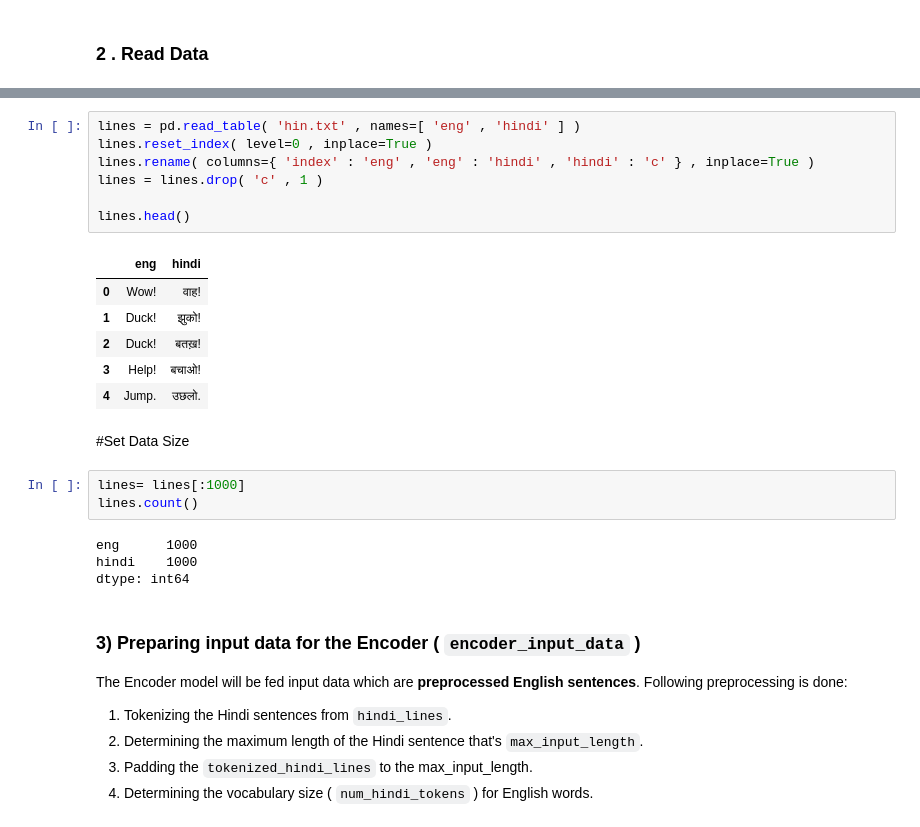
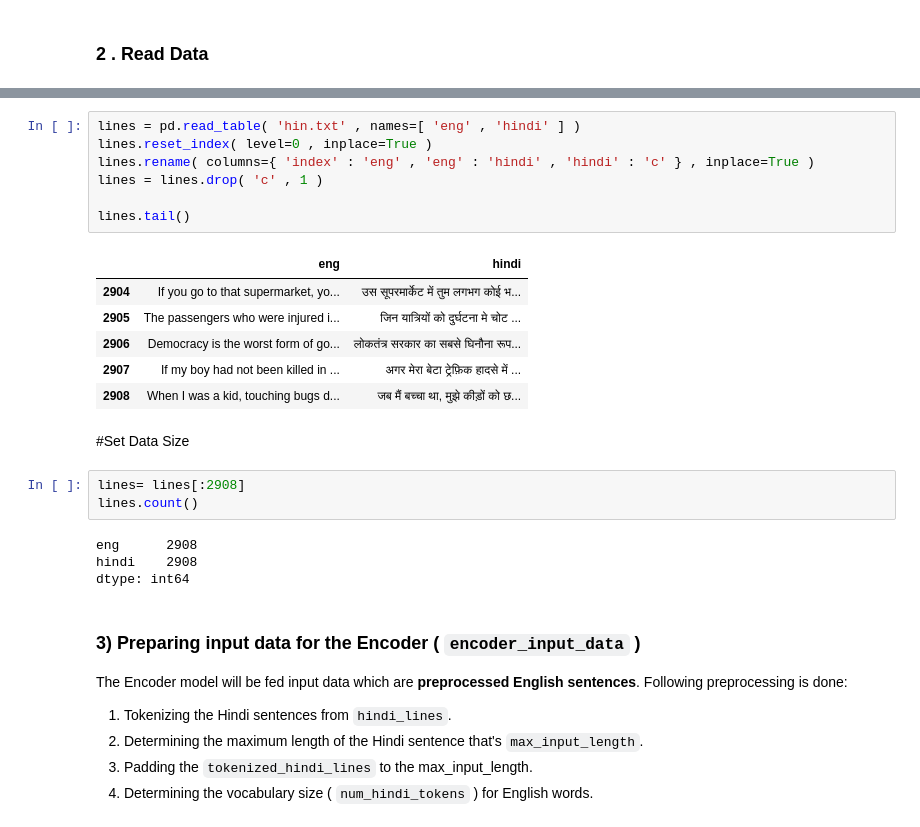
Before and after one commit to ASIF-Mahmud1/machine-translation, a Jupyter notebook: train/hindi_to_english/hindi_to_english.ipynb, the cells around one changed output, grey strips where cells are left out. Drawn from its saved outputs; the diff is of its cells as text.

```diff
--- a/train/hindi_to_english/hindi_to_english.ipynb
+++ b/train/hindi_to_english/hindi_to_english.ipynb
@@ -57,25 +57,25 @@ Archive:  hin-eng.zip
 # %%
 lines = pd.read_table( 'hin.txt' , names=[ 'eng' , 'hindi' ] )
 lines.reset_index( level=0 , inplace=True )
 lines.rename( columns={ 'index' : 'eng' , 'eng' : 'hindi' , 'hindi' : 'c' } , inplace=True )
 lines = lines.drop( 'c' , 1 )
 
-lines.head()
+lines.tail()
 # %% [output]
 |  | eng | hindi |
-| 0 | Wow! | वाह! |
-| 1 | Duck! | झुको! |
-| 2 | Duck! | बतख़! |
-| 3 | Help! | बचाओ! |
-| 4 | Jump. | उछलो. |
+| 2904 | If you go to that supermarket, yo... | उस सूपरमार्केट में तुम लगभग कोई भ... |
+| 2905 | The passengers who were injured i... | जिन यात्रियों को दुर्घटना मे चोट ... |
+| 2906 | Democracy is the worst form of go... | लोकतंत्र सरकार का सबसे घिनौना रूप... |
+| 2907 | If my boy had not been killed in ... | अगर मेरा बेटा ट्रेफ़िक हादसे में ... |
+| 2908 | When I was a kid, touching bugs d... | जब मैं बच्चा था, मुझे कीड़ों को छ... |
 # %% [markdown]
 #Set Data Size
 # %%
-lines= lines[:1000]
+lines= lines[:2908]
 lines.count()
 # %% [output]
-eng      1000
-hindi    1000
+eng      2908
+hindi    2908
 dtype: int64
 # %% [markdown]
 ### 3) Preparing input data for the Encoder ( `encoder_input_data` )
```
Also changed, not shown: parts of 13 cells of this notebook, 29 other files.
